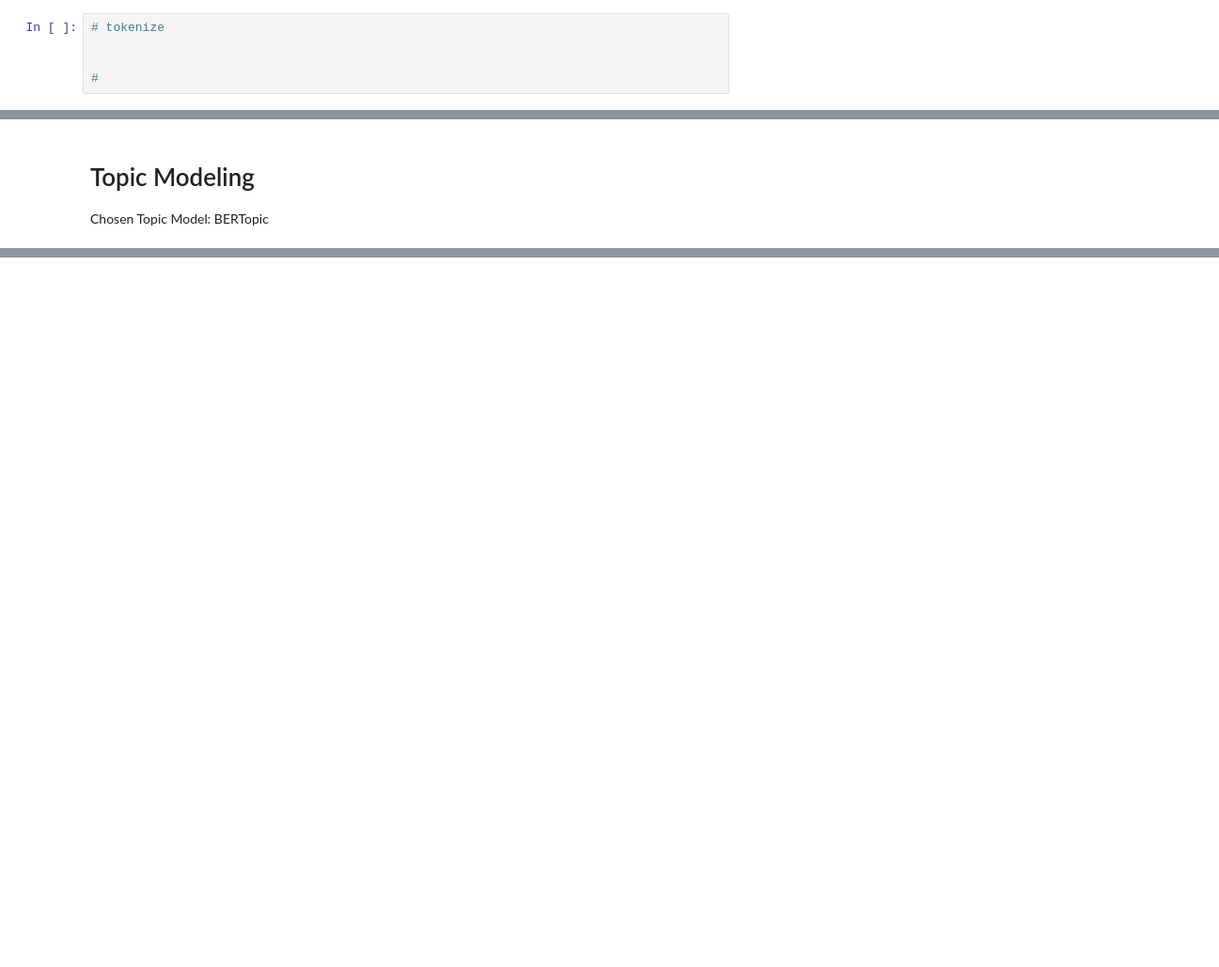
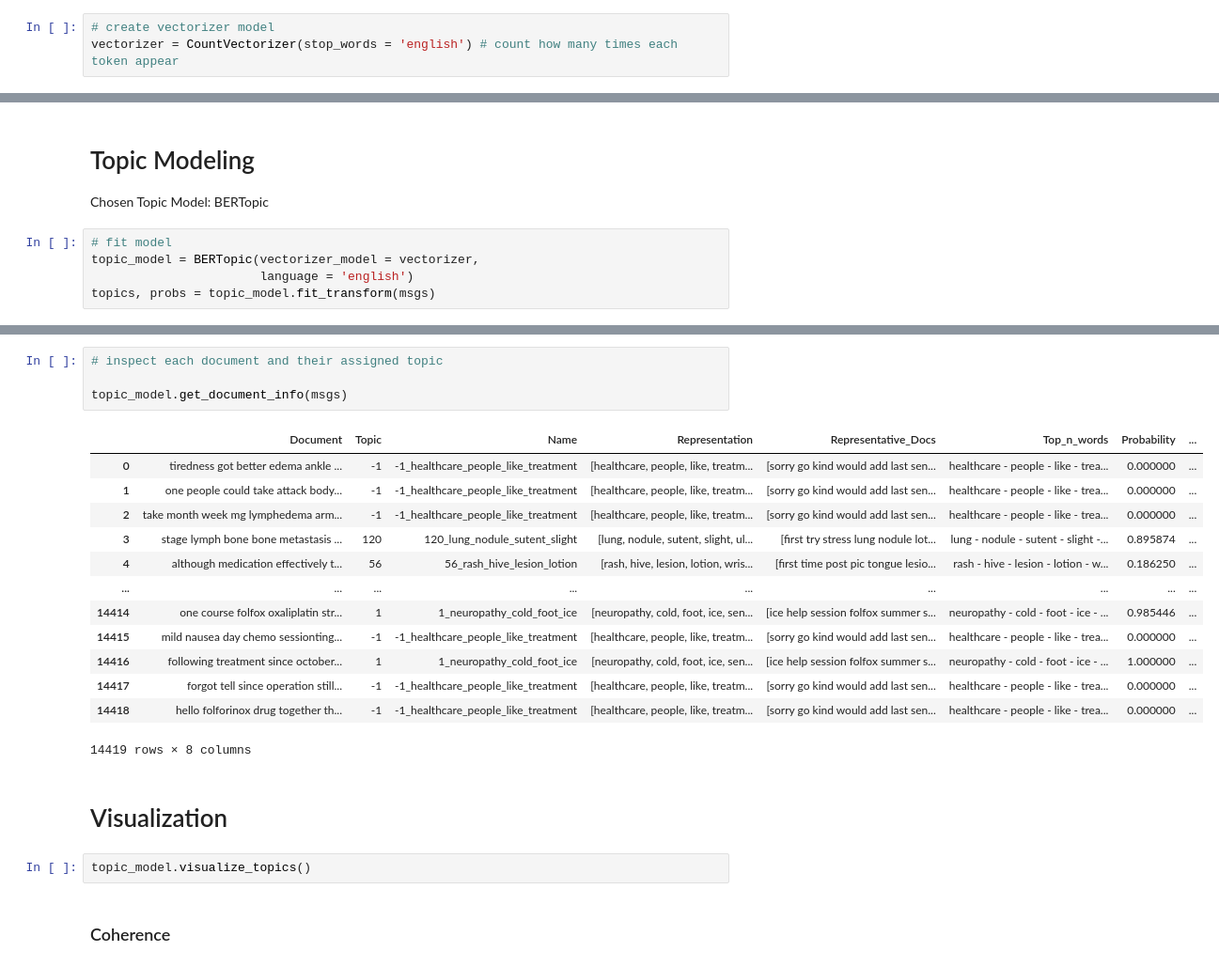
Before and after one commit to liaohan618/OncologyPatientMessages, a Jupyter notebook: Topic_Modeling.ipynb, the cells around one changed output, grey strips where cells are left out. Shown at 94% size. Saved outputs shown, nothing was run; the diff lists cells and outputs as text; blank space fills up the shorter version.

```diff
--- a/Topic_Modeling.ipynb
+++ b/Topic_Modeling.ipynb
@@ -42,5 +48,3 @@ msgs[0]
 # %%
-# tokenize
-
-
-#
+# create vectorizer model
+vectorizer = CountVectorizer(stop_words = 'english') # count how many times each token appear
@@ -51,3 +52,8 @@ topics, probs = topic_model.fit_transform(msgs)
 # Topic Modeling
 
 Chosen Topic Model: BERTopic
+# %%
+# fit model
+topic_model = BERTopic(vectorizer_model = vectorizer,
+                       language = 'english')
+topics, probs = topic_model.fit_transform(msgs)
@@ -55,0 +96,24 @@ Chosen Topic Model: BERTopic
+# %%
+# inspect each document and their assigned topic
+
+topic_model.get_document_info(msgs)
+# %% [output]
+|  | Document | Topic | Name | Representation | Representative_Docs | Top_n_words | Probability | ... |
+| 0 | tiredness got better edema ankle ... | -1 | -1_healthcare_people_like_treatment | [healthcare, people, like, treatm... | [sorry go kind would add last sen... | healthcare - people - like - trea... | 0.000000 | ... |
+| 1 | one people could take attack body... | -1 | -1_healthcare_people_like_treatment | [healthcare, people, like, treatm... | [sorry go kind would add last sen... | healthcare - people - like - trea... | 0.000000 | ... |
+| 2 | take month week mg lymphedema arm... | -1 | -1_healthcare_people_like_treatment | [healthcare, people, like, treatm... | [sorry go kind would add last sen... | healthcare - people - like - trea... | 0.000000 | ... |
+| 3 | stage lymph bone bone metastasis ... | 120 | 120_lung_nodule_sutent_slight | [lung, nodule, sutent, slight, ul... | [first try stress lung nodule lot... | lung - nodule - sutent - slight -... | 0.895874 | ... |
+| 4 | although medication effectively t... | 56 | 56_rash_hive_lesion_lotion | [rash, hive, lesion, lotion, wris... | [first time post pic tongue lesio... | rash - hive - lesion - lotion - w... | 0.186250 | ... |
+| ... | ... | ... | ... | ... | ... | ... | ... | ... |
+| 14414 | one course folfox oxaliplatin str... | 1 | 1_neuropathy_cold_foot_ice | [neuropathy, cold, foot, ice, sen... | [ice help session folfox summer s... | neuropathy - cold - foot - ice - ... | 0.985446 | ... |
+| 14415 | mild nausea day chemo sessionting... | -1 | -1_healthcare_people_like_treatment | [healthcare, people, like, treatm... | [sorry go kind would add last sen... | healthcare - people - like - trea... | 0.000000 | ... |
+| 14416 | following treatment since october... | 1 | 1_neuropathy_cold_foot_ice | [neuropathy, cold, foot, ice, sen... | [ice help session folfox summer s... | neuropathy - cold - foot - ice - ... | 1.000000 | ... |
+| 14417 | forgot tell since operation still... | -1 | -1_healthcare_people_like_treatment | [healthcare, people, like, treatm... | [sorry go kind would add last sen... | healthcare - people - like - trea... | 0.000000 | ... |
+| 14418 | hello folforinox drug together th... | -1 | -1_healthcare_people_like_treatment | [healthcare, people, like, treatm... | [sorry go kind would add last sen... | healthcare - people - like - trea... | 0.000000 | ... |
+14419 rows × 8 columns
+# %% [markdown]
+# Visualization
+# %%
+topic_model.visualize_topics()
+# %% [markdown]
+### Coherence
```
Also changed, not shown: parts of 16 cells of this notebook.
